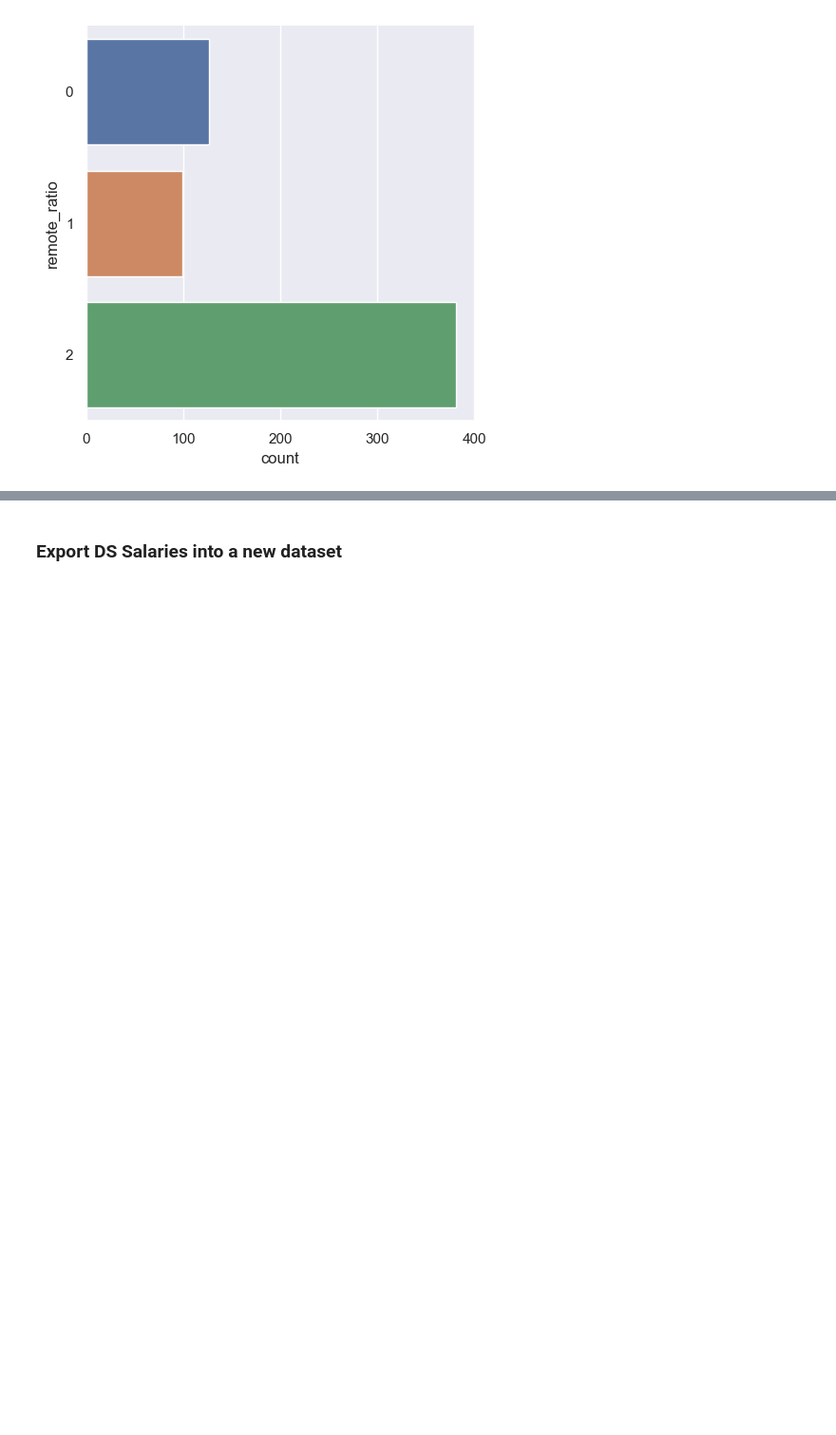
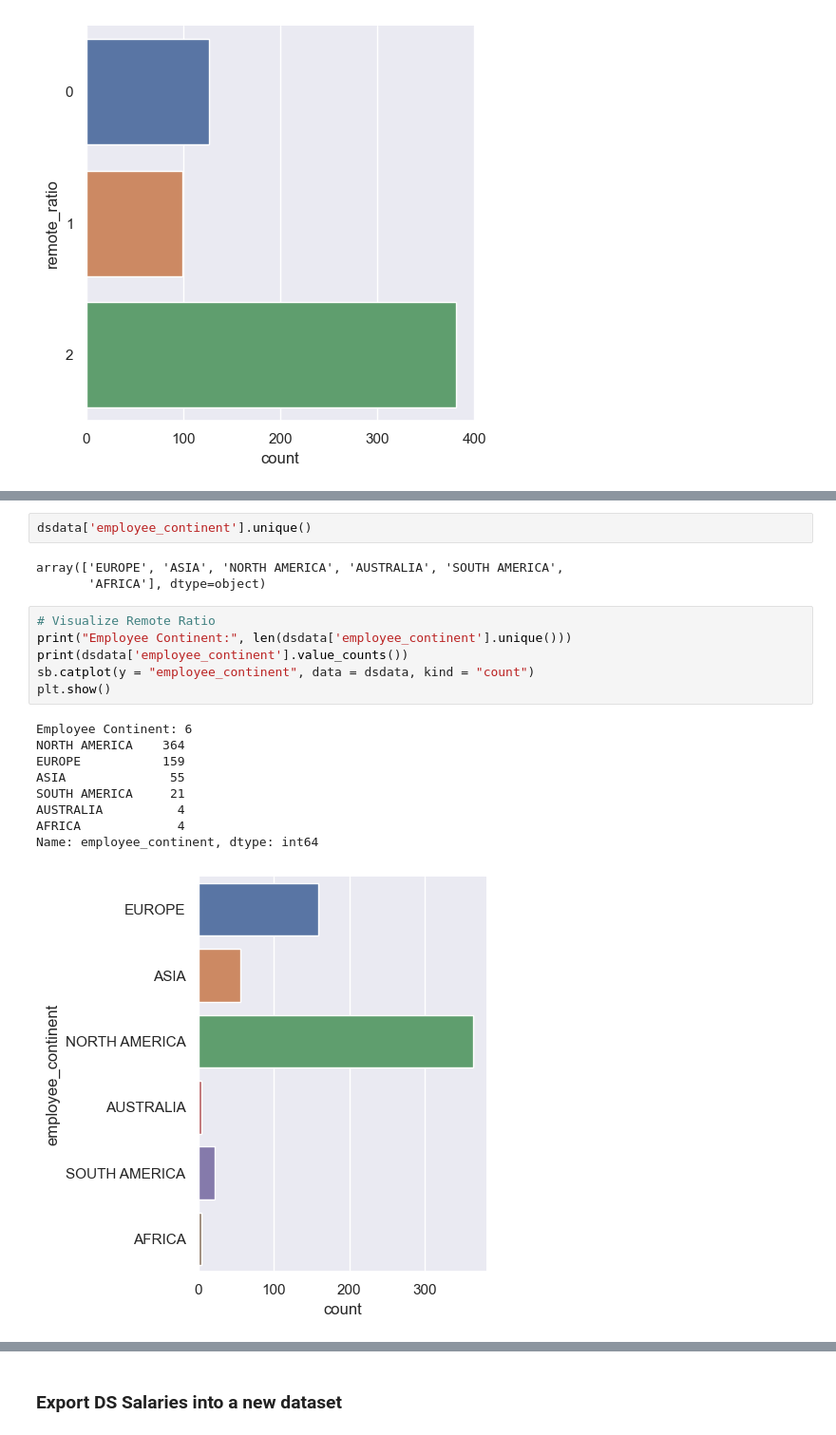
Before and after one commit to legitaxes/sc1015-mini_assignment, a Jupyter notebook: Data-Cleaning-and-Transformation.ipynb, the cells around one changed output, grey strips where cells are left out. Shown: that part at 95% size. Drawn from its saved outputs; the diff is of its cells as text; blank space fills up the shorter version.

```diff
--- a/Data-Cleaning-and-Transformation.ipynb
+++ b/Data-Cleaning-and-Transformation.ipynb
@@ -513,0 +544,21 @@ Name: remote_ratio, dtype: int64
+# %%
+dsdata['employee_continent'].unique()
+# %% [output]
+array(['EUROPE', 'ASIA', 'NORTH AMERICA', 'AUSTRALIA', 'SOUTH AMERICA',
+       'AFRICA'], dtype=object)
+# %%
+# Visualize Remote Ratio
+print("Employee Continent:", len(dsdata['employee_continent'].unique()))
+print(dsdata['employee_continent'].value_counts())
+sb.catplot(y = "employee_continent", data = dsdata, kind = "count")
+plt.show()
+# %% [output]
+Employee Continent: 6
+NORTH AMERICA    364
+EUROPE           159
+ASIA              55
+SOUTH AMERICA     21
+AUSTRALIA          4
+AFRICA             4
+Name: employee_continent, dtype: int64
+[figure, added]
```
Also changed, not shown: parts of 14 cells of this notebook.
